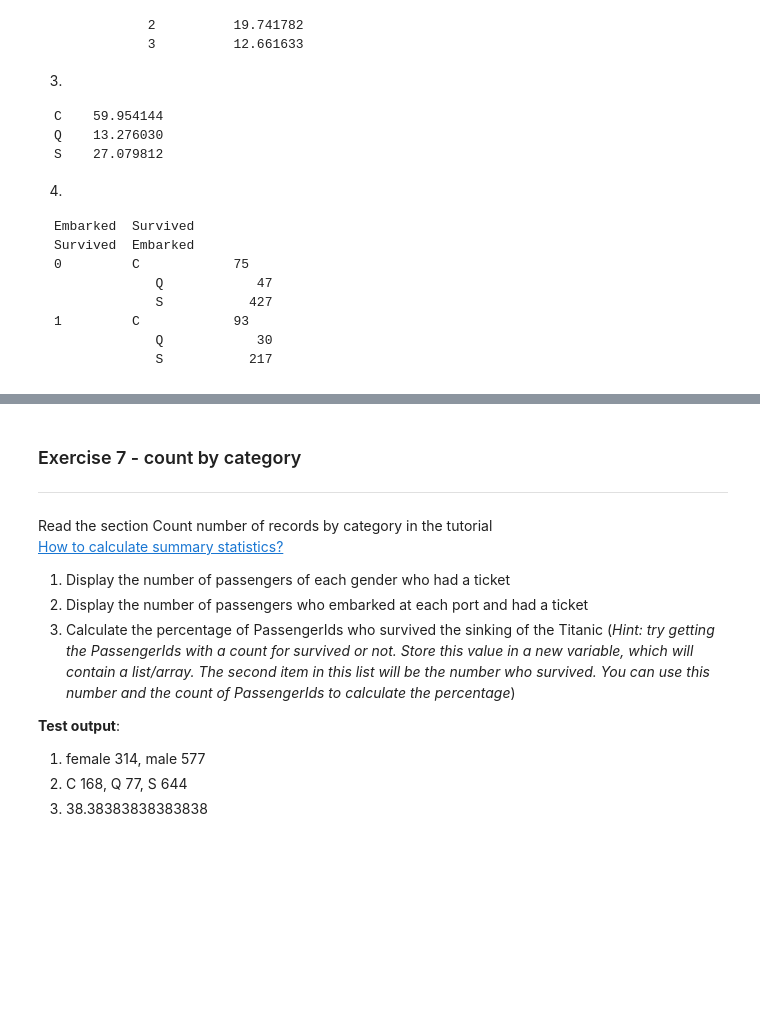
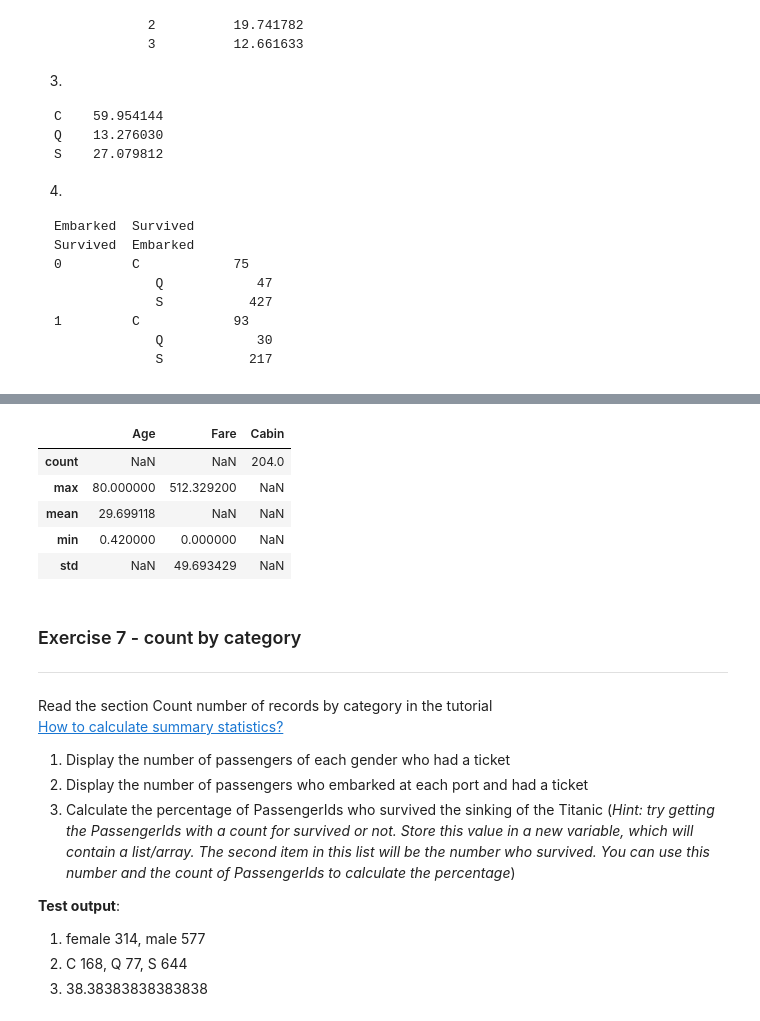
Before and after one commit to lilaceri/Working-with-data-, a Jupyter notebook: Describing_data.ipynb, the cells around one changed output, grey strips where cells are left out. Saved outputs shown, nothing was run; the diff lists cells and outputs as text; code cells hidden in the pictures; blank space fills up the shorter version.

```diff
--- a/Describing_data.ipynb
+++ b/Describing_data.ipynb
@@ -159,6 +241,24 @@ skew	  0.389108	 NaN
 2.
 
 ![aggregation results](https://drive.google.com/uc?id=11bvvNz7E0d8bhTyhJyHF-E2yFQGxP66N)
+# %%
+titanic.agg({
+         "Age": ["min", "max", "median", "skew"],
+         "Fare": ["min", "max", "median", "mean"],
+     })
+
+titanic.agg({
+         "Age": ["min", "max", "mean"],
+         "Fare": ["min", "max", "std"],
+         "Cabin": ["count"]
+     })
+# %% [output]
+|  | Age | Fare | Cabin |
+| count | NaN | NaN | 204.0 |
+| max | 80.000000 | 512.329200 | NaN |
+| mean | 29.699118 | NaN | NaN |
+| min | 0.420000 | 0.000000 | NaN |
+| std | NaN | 49.693429 | NaN |
 # %% [markdown]
 ### Exercise 7 - count by category
 ---
```
Also changed, not shown: parts of 14 cells of this notebook.
